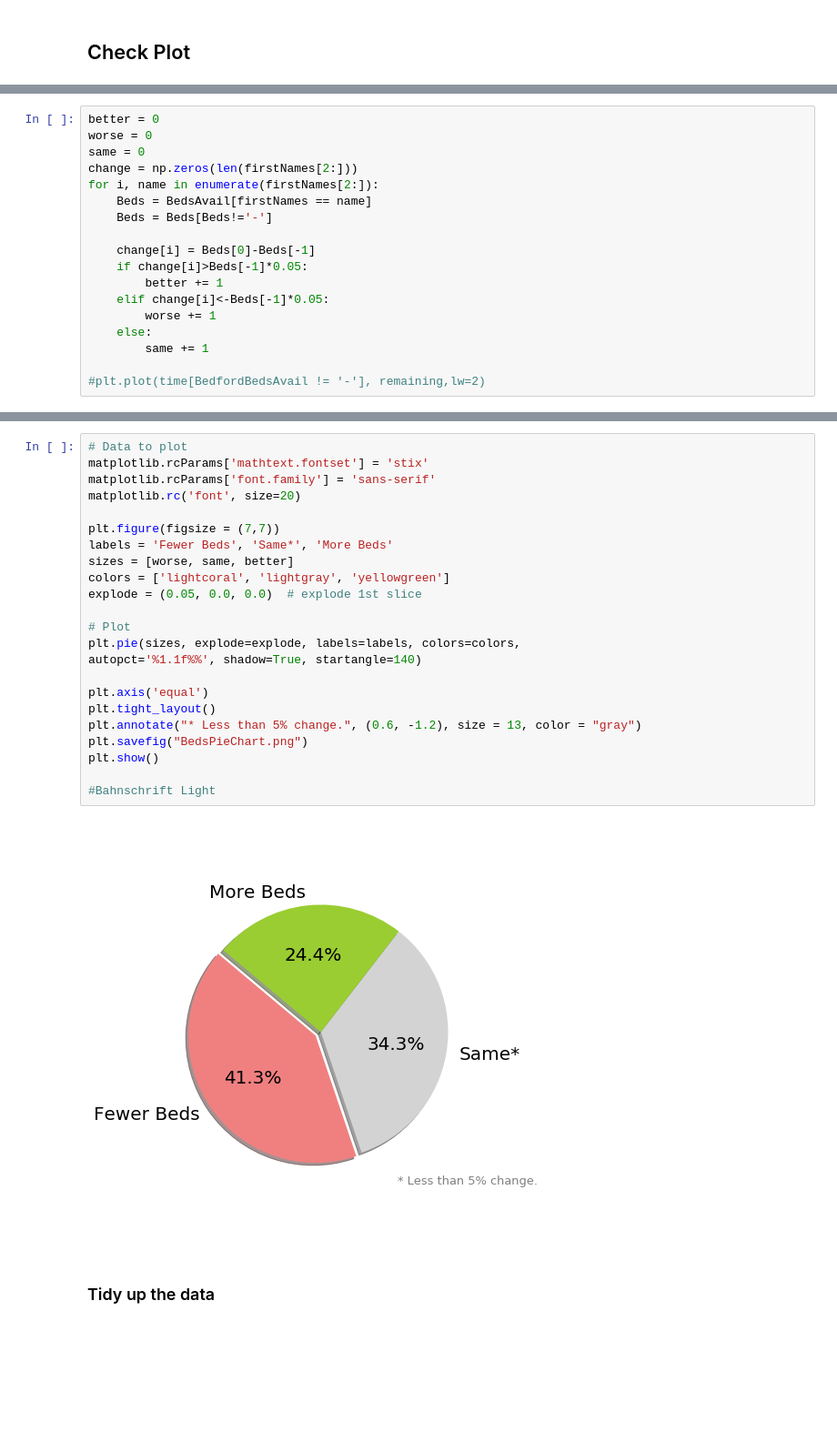
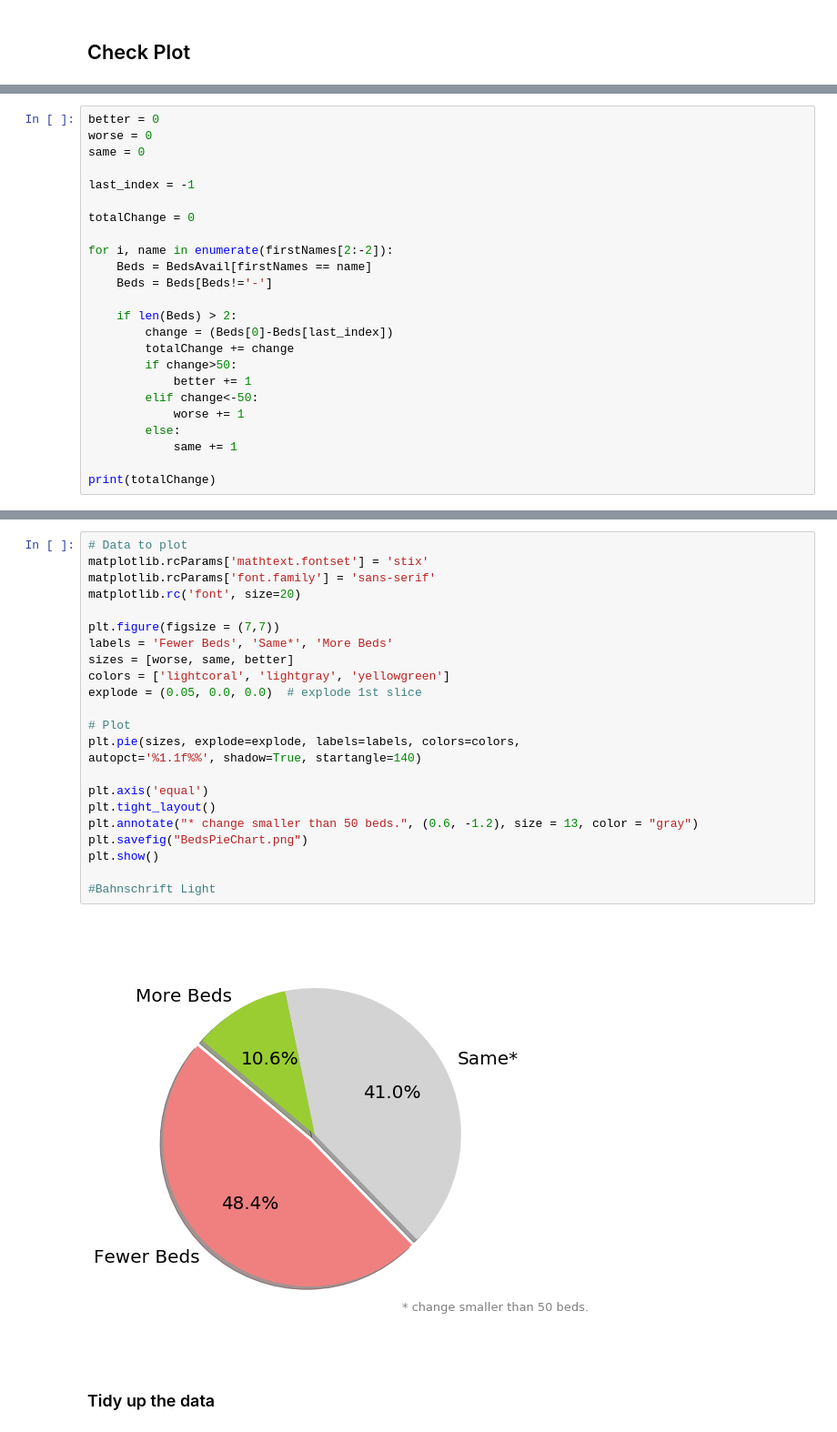
Before and after one commit to HowsMyNHS/NHSdata, a Jupyter notebook: NhsEngBeds.ipynb, the cells around one changed output, grey strips where cells are left out. Shown at 91% size. Saved outputs shown, nothing was run; the diff lists cells and outputs as text; blank space fills up the shorter version.

```diff
--- a/NhsEngBeds.ipynb
+++ b/NhsEngBeds.ipynb
@@ -150,17 +143,23 @@ print(int(allBeds[1]))
 better = 0
 worse = 0
 same = 0
-change = np.zeros(len(firstNames[2:]))
-for i, name in enumerate(firstNames[2:]):
+
+last_index = -1
+
+totalChange = 0
+
+for i, name in enumerate(firstNames[2:-2]):
     Beds = BedsAvail[firstNames == name]
     Beds = Beds[Beds!='-']
 
-    change[i] = Beds[0]-Beds[-1]
-    if change[i]>Beds[-1]*0.05:
-        better += 1
-    elif change[i]<-Beds[-1]*0.05:
-        worse += 1
-    else:
-        same += 1
+    if len(Beds) > 2:
+        change = (Beds[0]-Beds[last_index])
+        totalChange += change
+        if change>50:
+            better += 1
+        elif change<-50:
+            worse += 1
+        else:
+            same += 1
 
-#plt.plot(time[BedfordBedsAvail != '-'], remaining,lw=2)
+print(totalChange)
@@ -167,28 +168,28 @@ for i, name in enumerate(firstNames[2:]):
 # %%
 # Data to plot
 matplotlib.rcParams['mathtext.fontset'] = 'stix'
 matplotlib.rcParams['font.family'] = 'sans-serif'
 matplotlib.rc('font', size=20)
 
 plt.figure(figsize = (7,7))
 labels = 'Fewer Beds', 'Same*', 'More Beds'
 sizes = [worse, same, better]
 colors = ['lightcoral', 'lightgray', 'yellowgreen']
 explode = (0.05, 0.0, 0.0)  # explode 1st slice
 
 # Plot
 plt.pie(sizes, explode=explode, labels=labels, colors=colors,
 autopct='%1.1f%%', shadow=True, startangle=140)
 
 plt.axis('equal')
 plt.tight_layout()
-plt.annotate("* Less than 5% change.", (0.6, -1.2), size = 13, color = "gray")
+plt.annotate("* change smaller than 50 beds.", (0.6, -1.2), size = 13, color = "gray")
 plt.savefig("BedsPieChart.png")
 plt.show()
 
 #Bahnschrift Light
 # %% [output]
-[figure, old version]
+[figure, new version]
 # %% [markdown]
 <h3>Tidy up the data</h3>
 # %%
```
Also changed, not shown: parts of 7 cells of this notebook, 4 other files.
